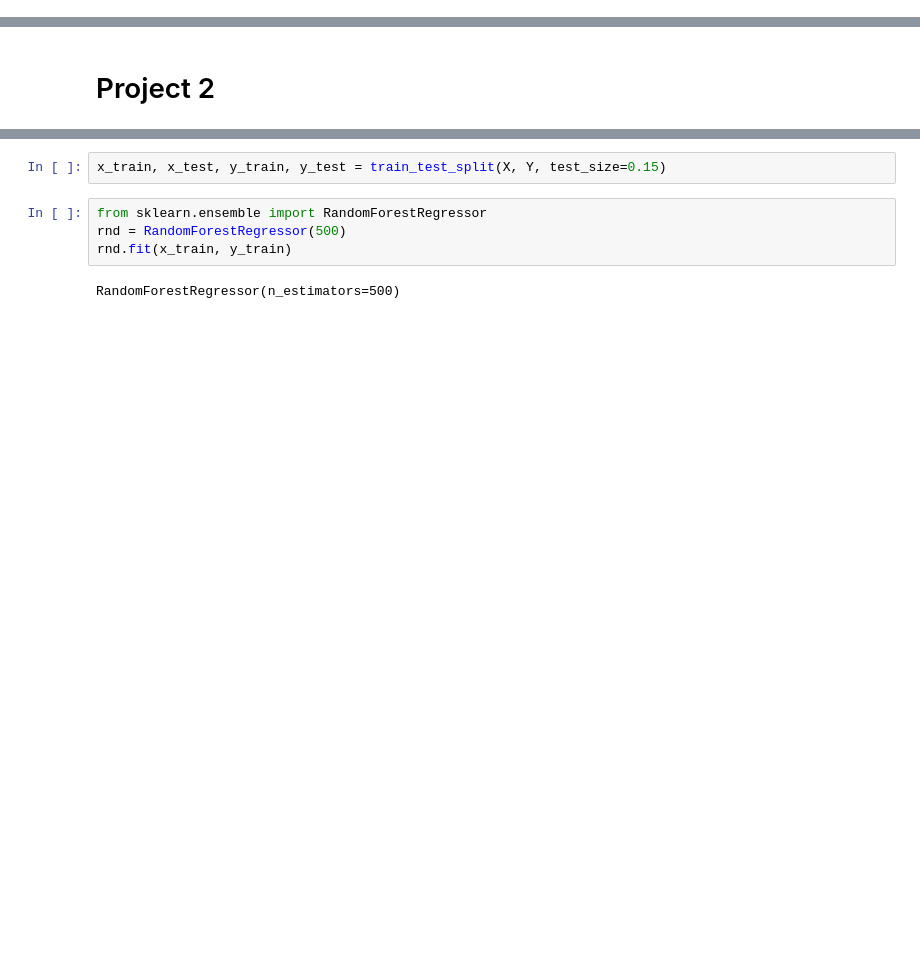
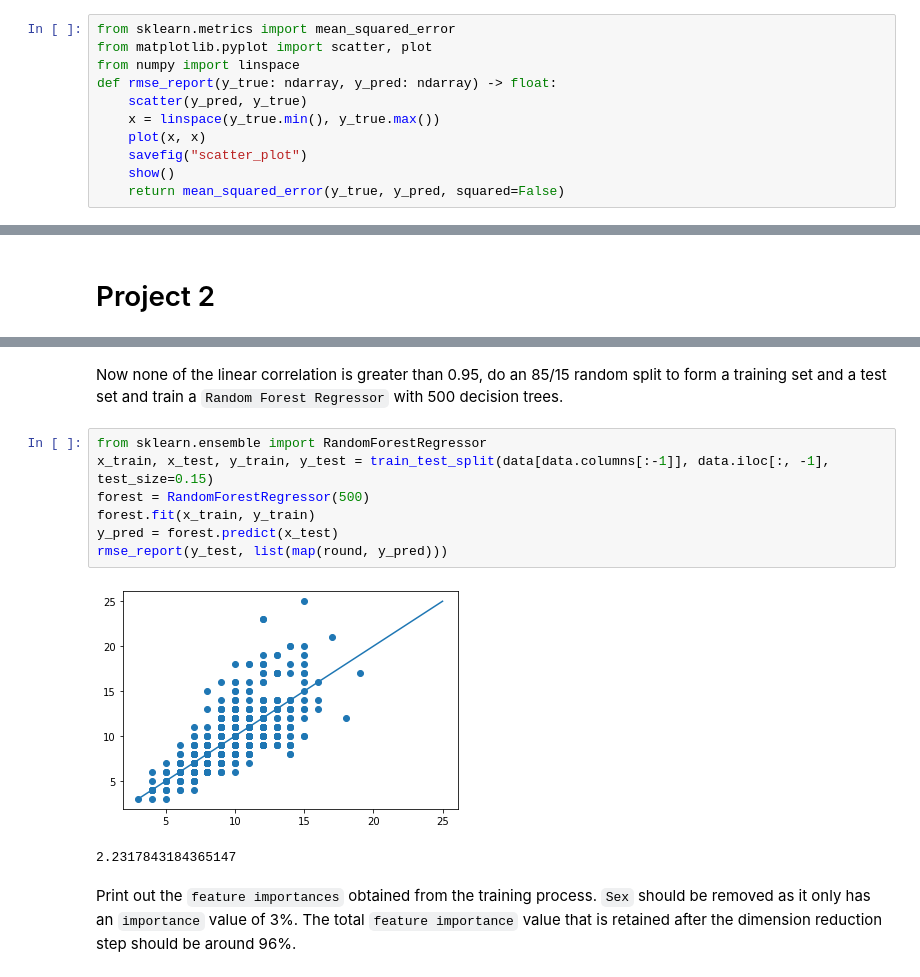
Before and after one commit to Kaiqi-Liang/CITS5508-Labs, a Jupyter notebook: labs/lab04/lab04.ipynb, the cells around one changed output, grey strips where cells are left out. Drawn from its saved outputs; the diff is of its cells as text; blank space fills up the shorter version.

```diff
--- a/labs/lab04/lab04.ipynb
+++ b/labs/lab04/lab04.ipynb
@@ -64,0 +80,11 @@ VotingRegressor(estimators=[('lin', LinearRegression()),
+# %%
+from sklearn.metrics import mean_squared_error
+from matplotlib.pyplot import scatter, plot
+from numpy import linspace
+def rmse_report(y_true: ndarray, y_pred: ndarray) -> float:
+	scatter(y_pred, y_true)
+	x = linspace(y_true.min(), y_true.max())
+	plot(x, x)
+	savefig("scatter_plot")
+	show()
+	return mean_squared_error(y_true, y_pred, squared=False)
@@ -115,8 +175,14 @@ See the caveats in the documentation: https://pandas.pydata.org/pandas-docs/stab
-# %%
-x_train, x_test, y_train, y_test = train_test_split(X, Y, test_size=0.15)
-# %%
-from sklearn.ensemble import RandomForestRegressor
-rnd = RandomForestRegressor(500)
-rnd.fit(x_train, y_train)
-# %% [output]
-RandomForestRegressor(n_estimators=500)
+# %% [markdown]
+Now none of the linear correlation is greater than 0.95, do an 85/15 random split to form a training set and a test set and train a `Random Forest Regressor` with 500 decision trees.
+# %%
+from sklearn.ensemble import RandomForestRegressor
+x_train, x_test, y_train, y_test = train_test_split(data[data.columns[:-1]], data.iloc[:, -1], test_size=0.15)
+forest = RandomForestRegressor(500)
+forest.fit(x_train, y_train)
+y_pred = forest.predict(x_test)
+rmse_report(y_test, list(map(round, y_pred)))
+# %% [output]
+[figure, added]
+2.2317843184365147
+# %% [markdown]
+Print out the `feature importances` obtained from the training process. `Sex` should be removed as it only has an `importance` value of 3%. The total `feature importance` value that is retained after the dimension reduction step should be around 96%.
```
Also changed, not shown: parts of 26 cells of this notebook.
